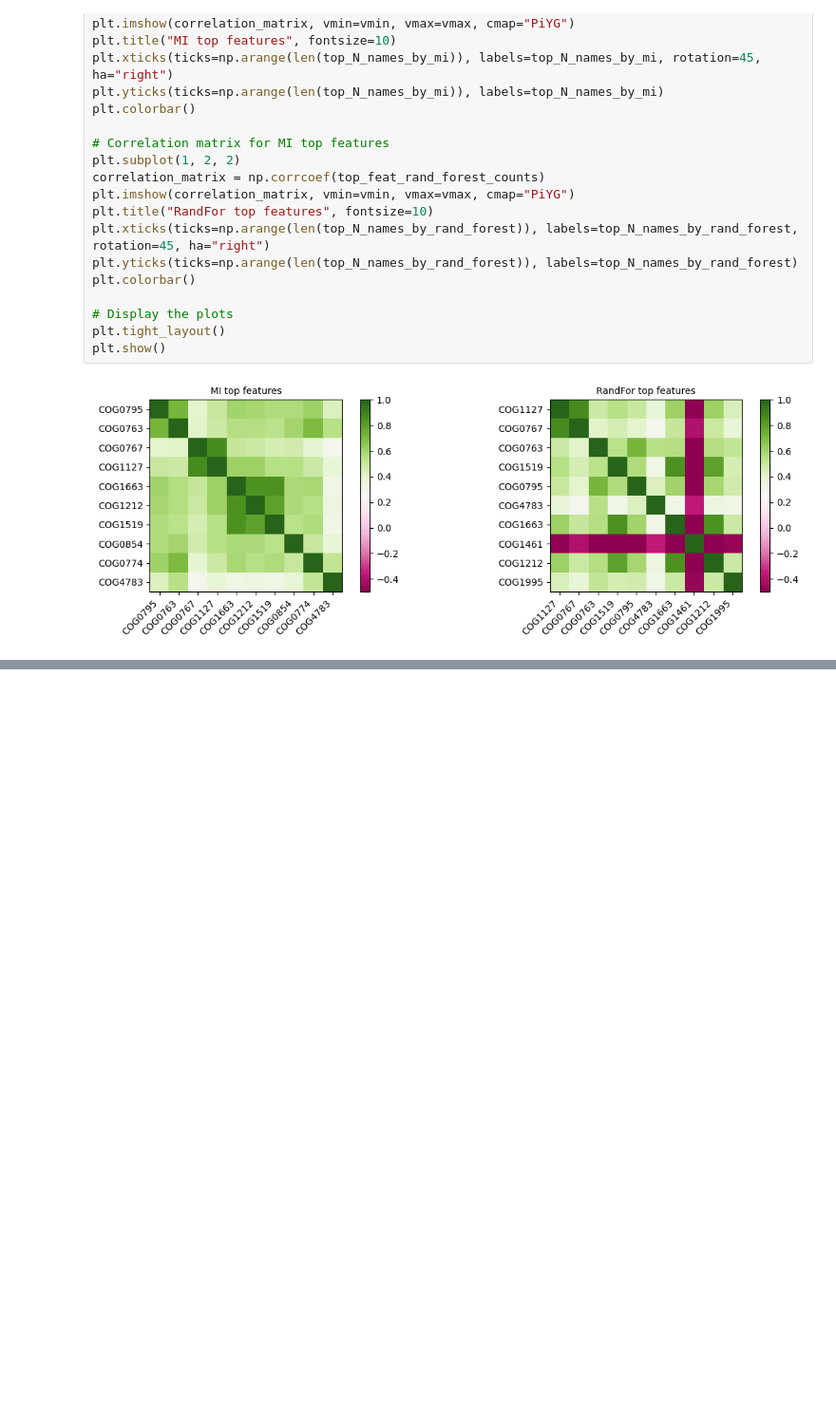
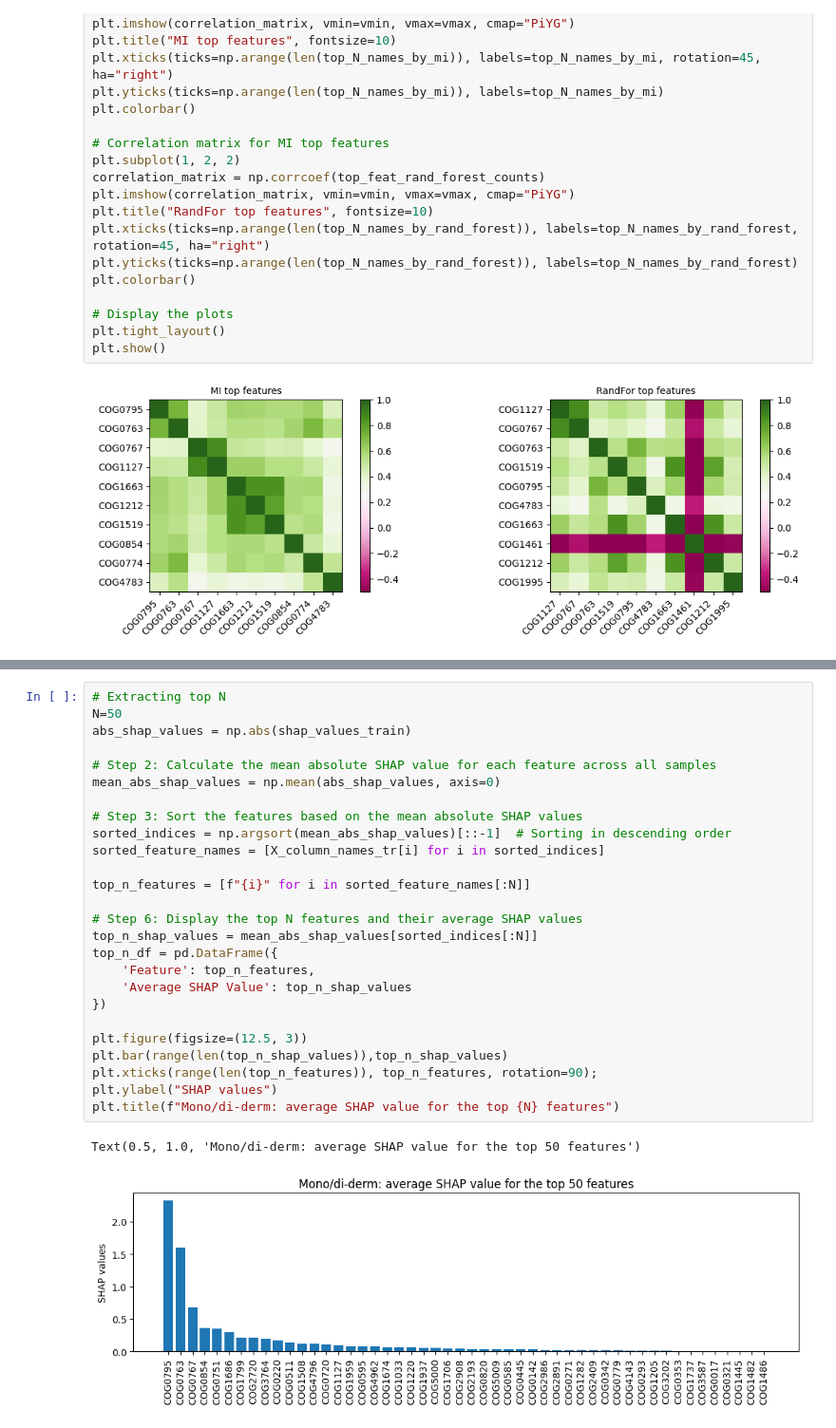
Before and after one commit to oist/gene-context, a Jupyter notebook: jupyter_notebooks/didermy_data.ipynb, the cells around one changed output, grey strips where cells are left out. Shown at 95% size. Saved outputs shown, nothing was run; the diff lists cells and outputs as text; blank space fills up the shorter version.

```diff
--- a/jupyter_notebooks/didermy_data.ipynb
+++ b/jupyter_notebooks/didermy_data.ipynb
@@ -318,0 +325,29 @@ plt.show()
+# %%
+# Extracting top N
+N=50
+abs_shap_values = np.abs(shap_values_train)
+
+# Step 2: Calculate the mean absolute SHAP value for each feature across all samples
+mean_abs_shap_values = np.mean(abs_shap_values, axis=0)
+
+# Step 3: Sort the features based on the mean absolute SHAP values
+sorted_indices = np.argsort(mean_abs_shap_values)[::-1]  # Sorting in descending order
+sorted_feature_names = [X_column_names_tr[i] for i in sorted_indices]
+
+top_n_features = [f"{i}" for i in sorted_feature_names[:N]]
+
+# Step 6: Display the top N features and their average SHAP values
+top_n_shap_values = mean_abs_shap_values[sorted_indices[:N]]
+top_n_df = pd.DataFrame({
+    'Feature': top_n_features,
+    'Average SHAP Value': top_n_shap_values
+})
+
+plt.figure(figsize=(12.5, 3))
+plt.bar(range(len(top_n_shap_values)),top_n_shap_values)
+plt.xticks(range(len(top_n_features)), top_n_features, rotation=90);
+plt.ylabel("SHAP values")
+plt.title(f"Mono/di-derm: average SHAP value for the top {N} features")
+# %% [output]
+Text(0.5, 1.0, 'Mono/di-derm: average SHAP value for the top 50 features')
+[figure, added]
```
Also changed, not shown: parts of 17 cells of this notebook, 1 other file.
